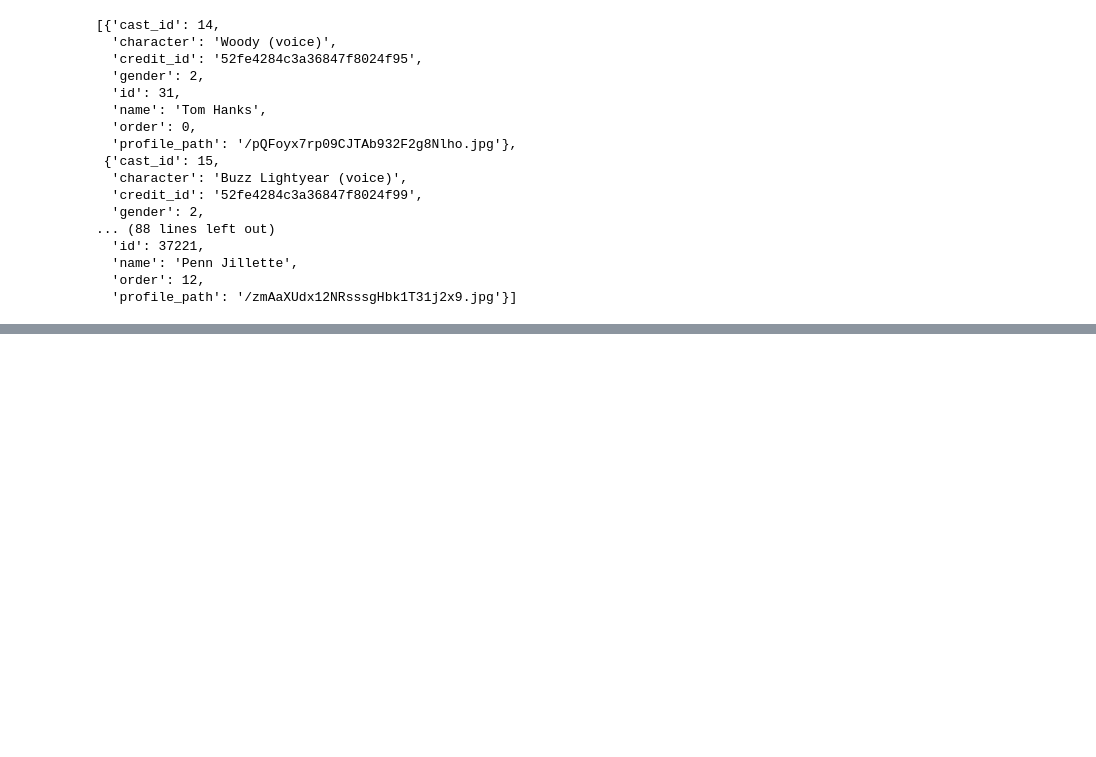
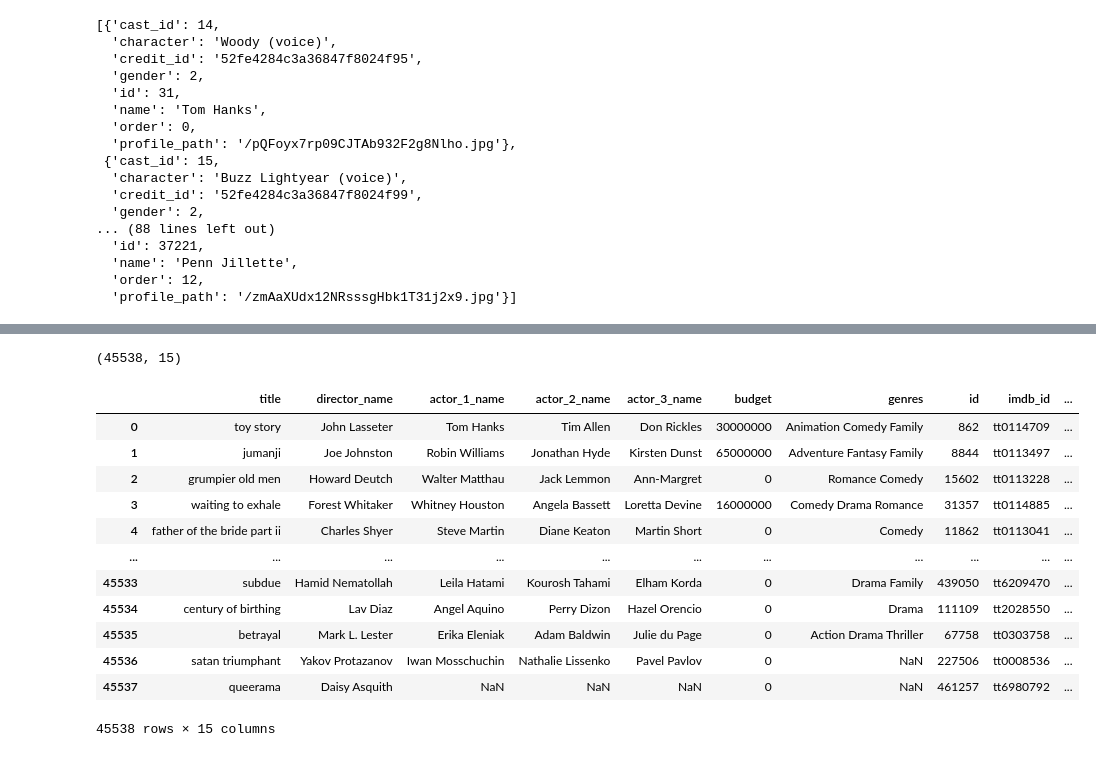
Before and after one commit to remon-rakibul/movie-dataset-2023, a Jupyter notebook: preprocessing.ipynb, the cells around one changed output, grey strips where cells are left out. Saved outputs shown, nothing was run; the diff lists cells and outputs as text; code cells hidden in the pictures; blank space fills up the shorter version.

```diff
--- a/preprocessing.ipynb
+++ b/preprocessing.ipynb
@@ -460,0 +588,6 @@ df2_v2['cast'][0]
+# %%
+df2_v3.shape
+# %% [output]
+(45538, 15)
+# %%
+df2_v3['title'] = df2_v3['title'].str.lower()
@@ -460,0 +596,16 @@ df2_v2['cast'][0]
+# %%
+df2_v3
+# %% [output]
+|  | title | director_name | actor_1_name | actor_2_name | actor_3_name | budget | genres | id | imdb_id | ... |
+| 0 | toy story | John Lasseter | Tom Hanks | Tim Allen | Don Rickles | 30000000 | Animation Comedy Family | 862 | tt0114709 | ... |
+| 1 | jumanji | Joe Johnston | Robin Williams | Jonathan Hyde | Kirsten Dunst | 65000000 | Adventure Fantasy Family | 8844 | tt0113497 | ... |
+| 2 | grumpier old men | Howard Deutch | Walter Matthau | Jack Lemmon | Ann-Margret | 0 | Romance Comedy | 15602 | tt0113228 | ... |
+| 3 | waiting to exhale | Forest Whitaker | Whitney Houston | Angela Bassett | Loretta Devine | 16000000 | Comedy Drama Romance | 31357 | tt0114885 | ... |
+| 4 | father of the bride part ii | Charles Shyer | Steve Martin | Diane Keaton | Martin Short | 0 | Comedy | 11862 | tt0113041 | ... |
+| ... | ... | ... | ... | ... | ... | ... | ... | ... | ... | ... |
+| 45533 | subdue | Hamid Nematollah | Leila Hatami | Kourosh Tahami | Elham Korda | 0 | Drama Family | 439050 | tt6209470 | ... |
+| 45534 | century of birthing | Lav Diaz | Angel Aquino | Perry Dizon | Hazel Orencio | 0 | Drama | 111109 | tt2028550 | ... |
+| 45535 | betrayal | Mark L. Lester | Erika Eleniak | Adam Baldwin | Julie du Page | 0 | Action Drama Thriller | 67758 | tt0303758 | ... |
+| 45536 | satan triumphant | Yakov Protazanov | Iwan Mosschuchin | Nathalie Lissenko | Pavel Pavlov | 0 | NaN | 227506 | tt0008536 | ... |
+| 45537 | queerama | Daisy Asquith | NaN | NaN | NaN | 0 | NaN | 461257 | tt6980792 | ... |
+45538 rows × 15 columns
```
Also changed, not shown: parts of 38 cells of this notebook, 1 other file.
